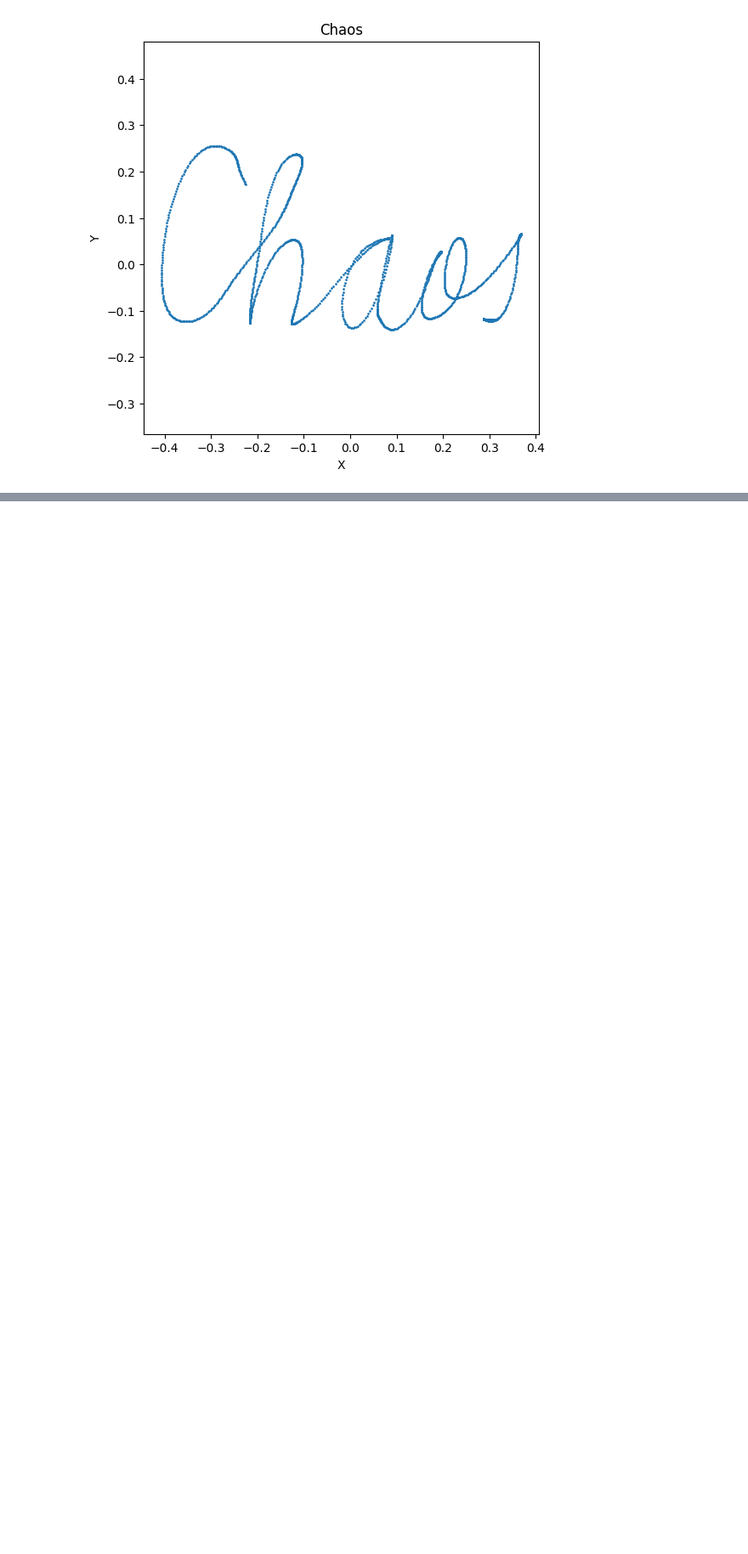
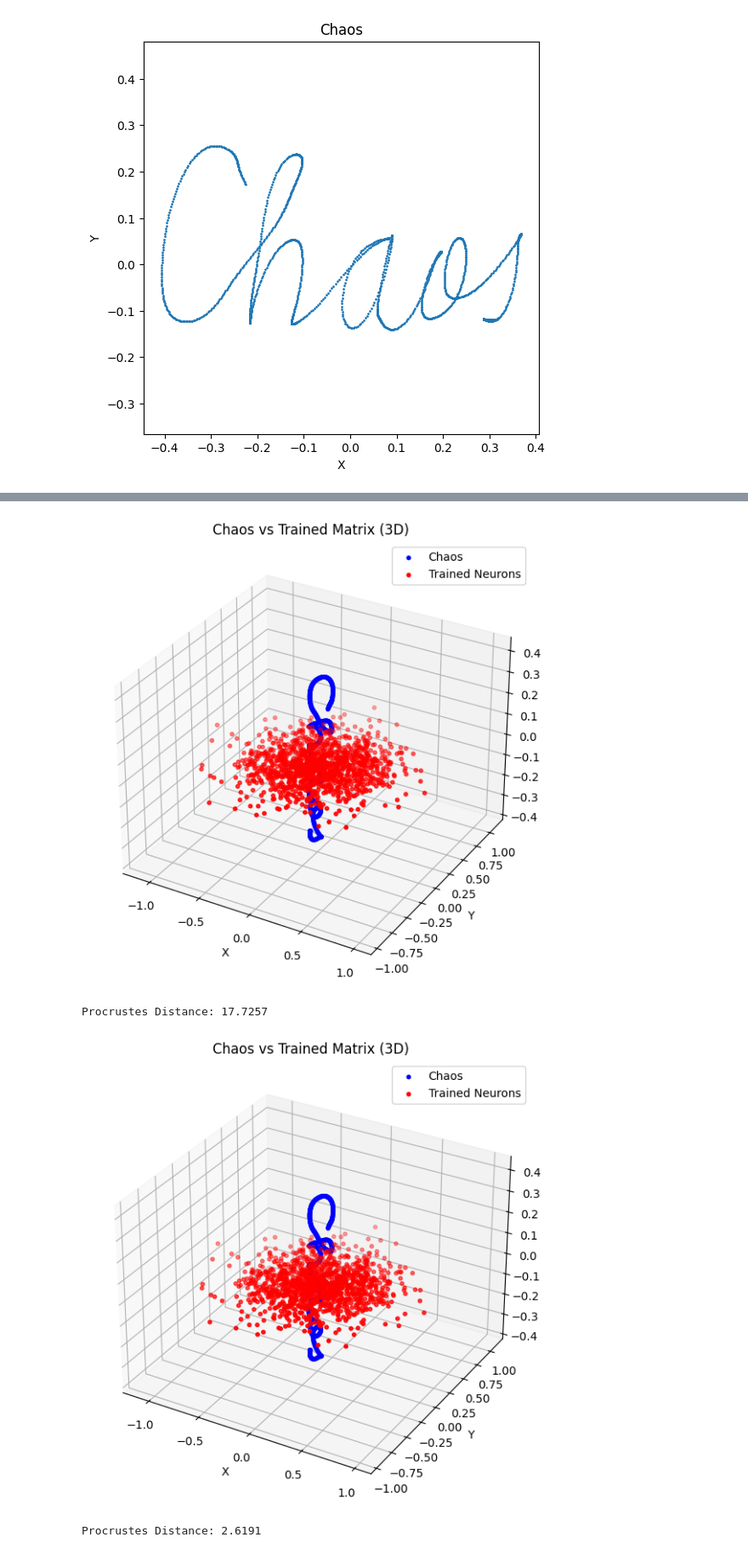
Before and after one commit to Equite774/SerreLabExercises, a Jupyter notebook: align_matrix_model.ipynb, the cells around one changed output, grey strips where cells are left out. Shown at 85% size. Drawn from its saved outputs; the diff is of its cells as text; code cells hidden in the pictures; blank space fills up the shorter version.

```diff
--- a/align_matrix_model.ipynb
+++ b/align_matrix_model.ipynb
@@ -86,0 +202,15 @@ Chaos shape: torch.Size([2, 1322])
+# %%
+chaos_added = torch.cat([chaos, torch.zeros(chaos.shape[0], 1)], axis=1)
+
+theta = np.radians(90)
+c, s = np.cos(theta), np.sin(theta)
+R = torch.tensor([[c, 0, s], [0, 1, 0], [-s, 0, c]], dtype=torch.float64)
+chaos_3d = chaos_added @ R.T
+
+neurons = torch.normal(mean=0, std=0.3, size=(1322, 2), requires_grad=True)
+train_2d_to_3d(neurons, torch.tensor(chaos_3d, dtype=torch.float32), epochs=200)
+# %% [output]
+[figure, added]
+Procrustes Distance: 17.7257
+[figure, added]
+Procrustes Distance: 2.6191
```
Also changed, not shown: parts of 15 cells of this notebook, 2 other files.
